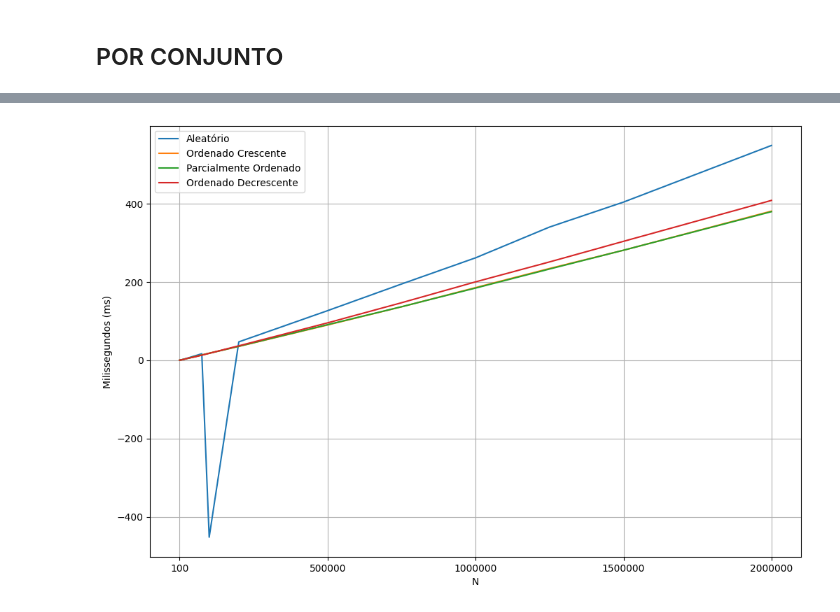
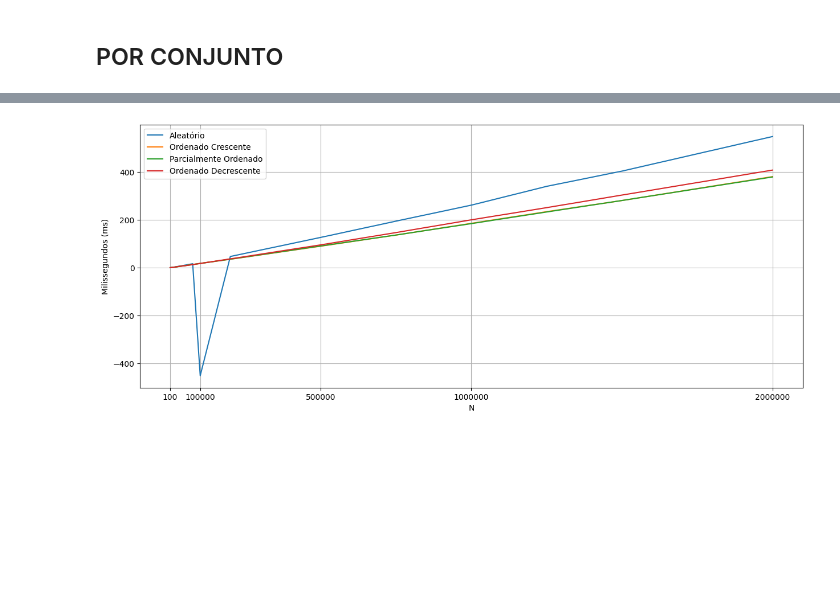
Before and after one commit to brunomaion/PAA1-ONlogN, a Jupyter notebook: analise.ipynb, the cells around one changed output, grey strips where cells are left out. Saved outputs shown, nothing was run; the diff lists cells and outputs as text; code cells hidden in the pictures; blank space fills up the shorter version.

```diff
--- a/analise.ipynb
+++ b/analise.ipynb
@@ -141,16 +132,9 @@ dfMergeDecrescente_grouped = dfMergeDecrescente.groupby('N')['Tempo'].mean()
 dfQuickDecrescente_grouped = dfQuickDecrescente.groupby('N')['Tempo'].mean()
 dfHeapDecrescente_grouped = dfHeapDecrescente.groupby('N')['Tempo'].mean()
 
-# Calculando os intervalos de 25% do range de N
-n_min = dfMergeDecrescente_grouped.index.min()
-n_max = dfMergeDecrescente_grouped.index.max()
-xticks_values = [n_min + (n_max - n_min) * i / 4 for i in range(5)]  # A cada 25%
-
-# Encontrando os valores mais próximos de xticks_values no índice de dfMergeDecrescente_grouped
-xticks_labels = [dfMergeDecrescente_grouped.index[np.abs(dfMergeDecrescente_grouped.index - xt).argmin()] for xt in xticks_values]
 
 # Plotando o gráfico
-plt.figure(figsize=(10, 6))
+plt.figure(figsize=(15, 6))
 plt.plot(dfMergeDecrescente_grouped.index, dfMergeDecrescente_grouped.values, label='MERGESORT')
 plt.plot(dfQuickDecrescente_grouped.index, dfQuickDecrescente_grouped.values, label='QUICKSORT')
 plt.plot(dfHeapDecrescente_grouped.index, dfHeapDecrescente_grouped.values, label='HEAPSORT')
@@ -161,7 +145,9 @@ plt.ylabel('Milissegundos (ms)')
 plt.legend()
 plt.grid(True)
 
-# Definindo os xticks a cada 25% do intervalo de N e com os labels de acordo com o índice
+
+
+
 plt.xticks(xticks_values, xticks_labels)
 
 
@@ -184,13 +170,6 @@ dfMergePreOrdenado_grouped = dfMergePreOrdenado.groupby('N')['Tempo'].mean()
 dfQuickPreOrdenado_grouped = dfQuickPreOrdenado.groupby('N')['Tempo'].mean()
 dfHeapPreOrdenado_grouped = dfHeapPreOrdenado.groupby('N')['Tempo'].mean()
 
-# Calculando os intervalos de 25% do range de N
-n_min = dfMergePreOrdenado_grouped.index.min()
-n_max = dfMergePreOrdenado_grouped.index.max()
-xticks_values = [n_min + (n_max - n_min) * i / 4 for i in range(5)]  # A cada 25%
-
-# Encontrando os valores mais próximos de xticks_values no índice de dfMergePreOrdenado_grouped
-xticks_labels = [dfMergePreOrdenado_grouped.index[np.abs(dfMergePreOrdenado_grouped.index - xt).argmin()] for xt in xticks_values]
 
 # Plotando o gráfico
 plt.figure(figsize=(10, 6))
@@ -232,13 +211,7 @@ dfHeapOrdenado_grouped = dfHeapOrdenado.groupby('N')['Tempo'].mean()
 display(dfMergeOrdenado_grouped)
 display(dfHeapOrdenado_grouped)
 
-# Calculando os intervalos de 25% do range de N
-n_min = dfMergeOrdenado_grouped.index.min()
-n_max = dfMergeOrdenado_grouped.index.max()
-xticks_values = [n_min + (n_max - n_min) * i / 4 for i in range(5)]  # A cada 25%
 
-# Encontrando os valores mais próximos de xticks_values no índice de dfMergeOrdenado_grouped
-xticks_labels = [dfMergeOrdenado_grouped.index[np.abs(dfMergeOrdenado_grouped.index - xt).argmin()] for xt in xticks_values]
 
 # Plotando o gráfico
 plt.figure(figsize=(10, 6))
@@ -306,12 +279,9 @@ df_combined = pd.DataFrame({
   'Tempo_OrdenadoDecrescente': dfMergeDecrescente_grouped.values
 })
 
-#df_combined.to_csv('df_combined.csv', sep=';', index=False)
 
-# Encontrando os valores mais próximos de xticks_values no índice de dfMergeOrdenado_grouped
-xticks_labels = [dfMergeOrdenado_grouped.index[np.abs(dfMergeOrdenado_grouped.index - xt).argmin()] for xt in xticks_values]
 
-plt.figure(figsize=(12, 8))
+plt.figure(figsize=(15, 6))
 plt.plot(df_combined['N'], df_combined['Tempo_Aleatorio'], label='Aleatório')
 plt.plot(df_combined['N'], df_combined['Tempo_OrdenadoCrescente'], label='Ordenado Crescente')
 plt.plot(df_combined['N'], df_combined['Tempo_ParcialmenteOrdenado'], label='Parcialmente Ordenado')
@@ -334,38 +304,35 @@ plt.show()
 # %%
 df_combined = pd.DataFrame({
   'N': dfHeapAleatorio_grouped.index,
   'Tempo_Aleatorio': dfHeapAleatorio_grouped.values,
   'Tempo_OrdenadoCrescente': dfHeapOrdenado_grouped.values,
   'Tempo_ParcialmenteOrdenado': dfHeapPreOrdenado_grouped.values,
   'Tempo_OrdenadoDecrescente': dfHeapDecrescente_grouped.values
 })
 
-#df_combined.to_csv('df_combined.csv', sep=';', index=False)
 
-# Encontrando os valores mais próximos de xticks_values no índice de dfMergeOrdenado_grouped
-xticks_labels = [dfMergeOrdenado_grouped.index[np.abs(dfMergeOrdenado_grouped.index - xt).argmin()] for xt in xticks_values]
 
-plt.figure(figsize=(12, 8))
+plt.figure(figsize=(15, 6))
 plt.plot(df_combined['N'], df_combined['Tempo_Aleatorio'], label='Aleatório')
 plt.plot(df_combined['N'], df_combined['Tempo_OrdenadoCrescente'], label='Ordenado Crescente')
 plt.plot(df_combined['N'], df_combined['Tempo_ParcialmenteOrdenado'], label='Parcialmente Ordenado')
 plt.plot(df_combined['N'], df_combined['Tempo_OrdenadoDecrescente'], label='Ordenado Decrescente')
 
 plt.xlabel('N')
 plt.ylabel('Milissegundos (ms)')
 #plt.title('Comparação de Tempos de Execução por Tipo de Ordenação')
 plt.legend()
 plt.grid(True)
 
 # Definindo os xticks a cada 25% do intervalo de N e com os labels de acordo com o índice
 plt.xticks(xticks_values, xticks_labels)
 
 dire = 'imagens/' + 'heapConjuntos'
 plt.savefig(dire)
 
 plt.show()
 # %% [output]
-[figure, old version]
+[figure, new version]
 # %%
 df_combined = pd.DataFrame({
   'N': dfQuickAleatorio_grouped.index,
```
Also changed, not shown: parts of 6 cells of this notebook, 28 other files.
